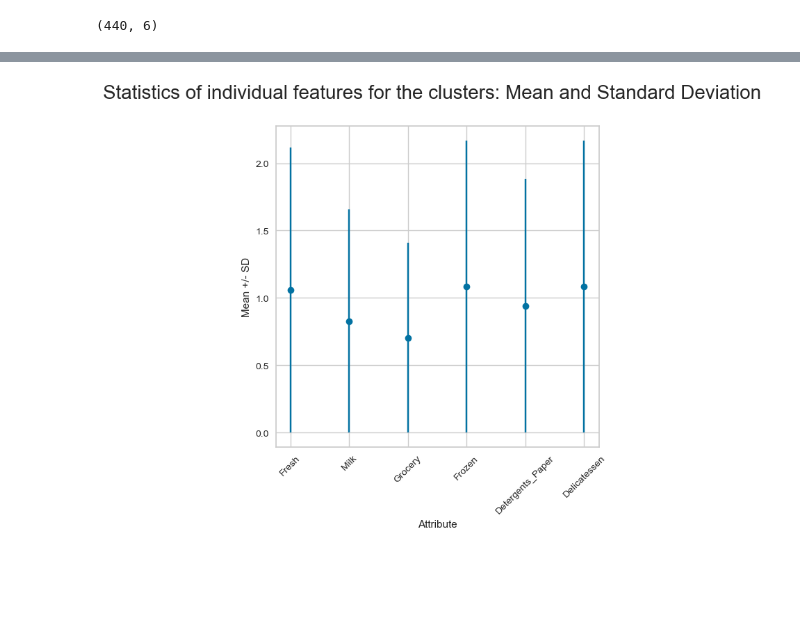
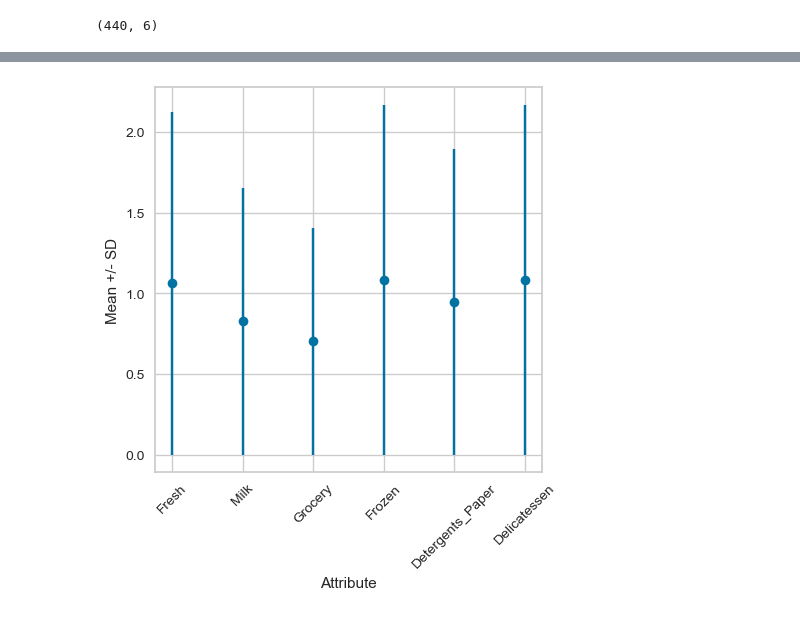
Before and after one commit to jascha-je/LabML4DS, a Jupyter notebook: p1/subpart_3.ipynb, the cells around one changed output, grey strips where cells are left out. Drawn from its saved outputs; the diff is of its cells as text; code cells hidden in the pictures; blank space fills up the shorter version.

```diff
--- a/p1/subpart_3.ipynb
+++ b/p1/subpart_3.ipynb
@@ -350,16 +342,16 @@ Name: Fresh, Length: 440, dtype: float64
 # %%
 def means(array):
-    fig = plt.figure(figsize=(6,6))  # (28,28)
+    fig = plt.figure(figsize=(5,5))
     mean = np.mean(bootstrap_mean_g1,axis=0)
     sd = np.mean(bootstrap_mean_g1,axis=0)
 
     plt.errorbar(num_features, mean, sd, marker='o', linestyle='None')
     plt.xlabel('Attribute')
     plt.ylabel('Mean +/- SD')
     plt.xticks(rotation=45)
-    fig.suptitle("Statistics of individual features for the clusters: Mean and Standard Deviation", fontsize=20)
+    #fig.suptitle("")
     plt.show()
 
 means(Rji_BS)
 # %% [output]
-[figure, old version]
+[figure, new version]
```
Also changed, not shown: parts of 39 cells of this notebook, 2 other files.
